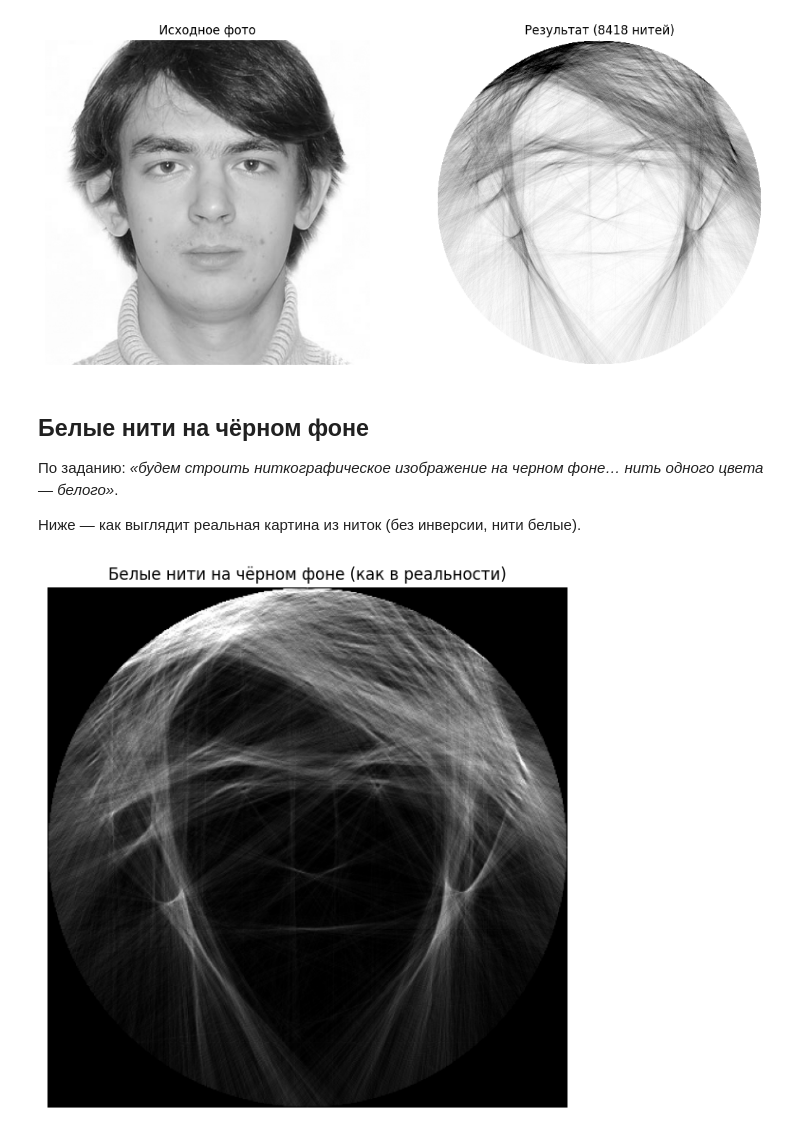
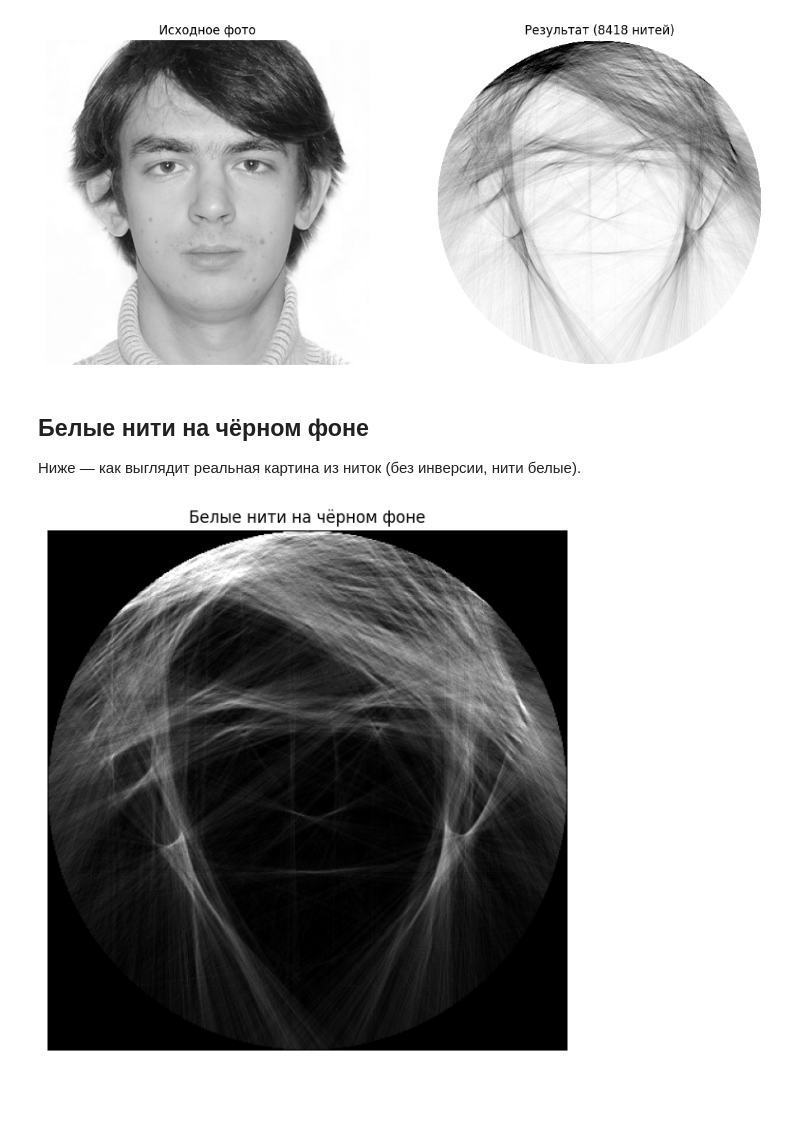
Before and after one commit to Elisey-e/string_art_solution, a Jupyter notebook: string_art_demo.ipynb, the cells around one changed output. Saved outputs shown, nothing was run; the diff lists cells and outputs as text; code cells hidden in the pictures; blank space fills up the shorter version.

```diff
--- a/string_art_demo.ipynb
+++ b/string_art_demo.ipynb
@@ -244,10 +242,9 @@ show_side_by_side(image, display, 'Исходное фото', f'Результ
 # %% [markdown]
 ## Белые нити на чёрном фоне
 
-По заданию: *«будем строить ниткографическое изображение на черном фоне… нить одного цвета — белого»*.
 
 Ниже — как выглядит реальная картина из ниток (без инверсии, нити белые).
 # %%
-show_threads_on_black(preview, 'Белые нити на чёрном фоне (как в реальности)')
+show_threads_on_black(preview, 'Белые нити на чёрном фоне')
 # %% [output]
-[figure, old version]
+[figure, new version]
```
Also changed, not shown: parts of 1 cell of this notebook.
